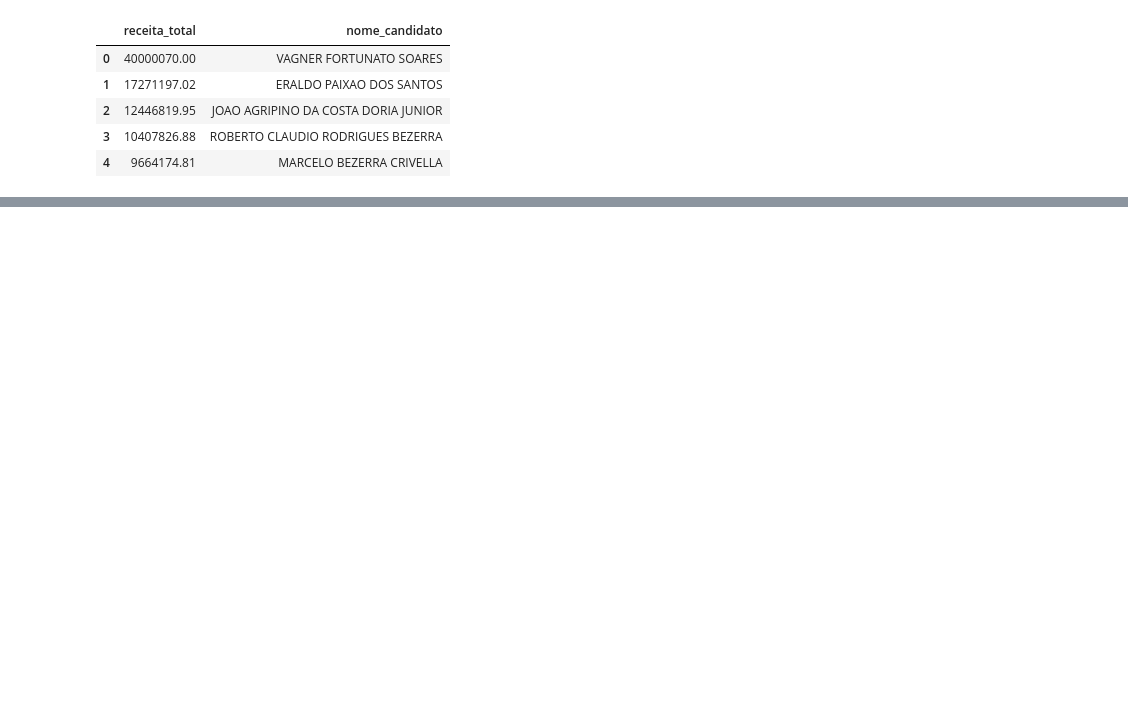
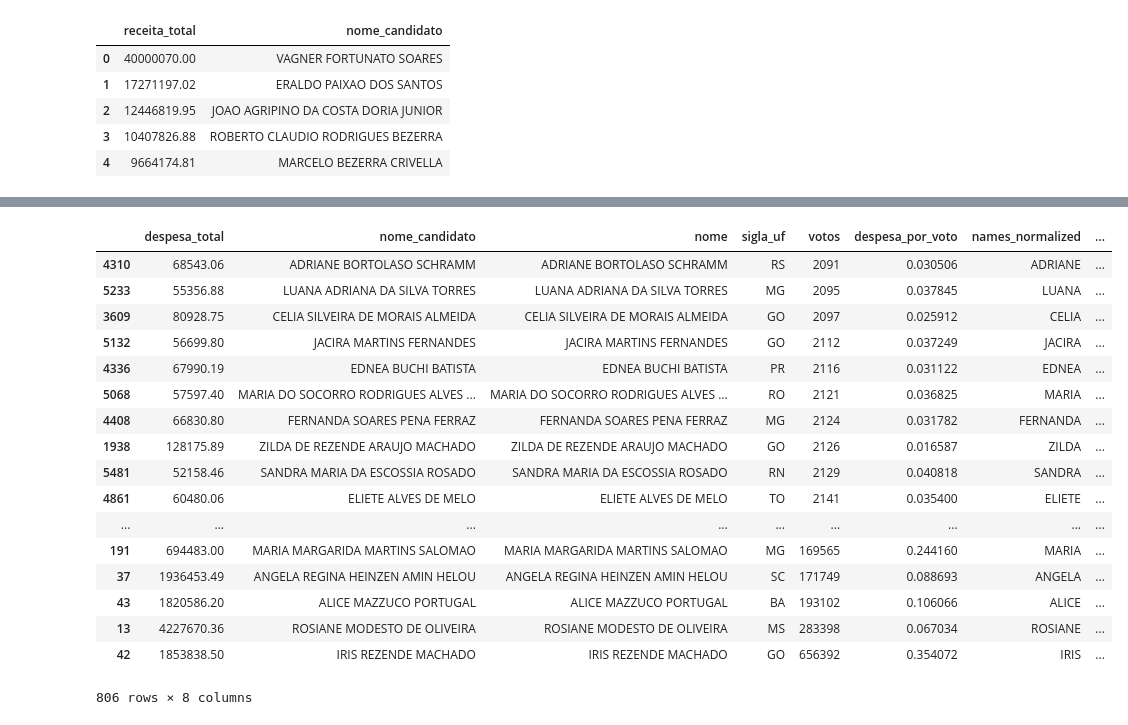
Before and after one commit to turicas/eleicoes-brasil, a Jupyter notebook: analyses/analises_receita_despesa.ipynb, the cells around one changed output, grey strips where cells are left out. Saved outputs shown, nothing was run; the diff lists cells and outputs as text; code cells hidden in the pictures; blank space fills up the shorter version.

Commit message:
Adiciona despesa e receita por voto

```diff
--- a/analyses/analises_receita_despesa.ipynb
+++ b/analyses/analises_receita_despesa.ipynb
@@ -33,0 +154,7 @@ dados.head()
+# %%
+@np.vectorize
+def classify_db(name):
+    if name not in names.first_name.values:
+        return 0
+    class_ = names.loc[names.first_name == name].classification.values[0]
+    return 'Masculino' if class_ else 'Feminino'
@@ -33,0 +163,9 @@ dados.head()
+# %%
+def remove_accent(name):
+    return unicodedata.normalize('NFKD', name).encode('ascii', 'ignore').decode().upper()
+# %%
+votos_receita['names_normalized'] = votos_receita.nome_candidato.map(lambda x: remove_accent(x.split(' ')[0]))
+votos_despesa['names_normalized'] = votos_despesa.nome_candidato.map(lambda x: remove_accent(x.split(' ')[0]))
+
+votos_receita['gender_classification'] = classify_db(votos_receita.names_normalized)
+votos_despesa['gender_classification'] = classify_db(votos_despesa.names_normalized)
@@ -33,0 +174,6 @@ dados.head()
+# %%
+votos_despesa.loc[votos_despesa.gender_classification == '0', 'gender_classification'] = classify(
+    votos_despesa.loc[votos_despesa.gender_classification == '0']['names_normalized'], vectorizer)
+
+votos_receita.loc[votos_receita.gender_classification == '0', 'gender_classification'] = classify(
+    votos_receita.loc[votos_receita.gender_classification == '0']['names_normalized'], vectorizer)
@@ -33,0 +192,21 @@ dados.head()
+# %%
+votos_despesa.loc[votos_despesa.gender_classification == 'Feminino'].sort_values(['votos', 'despesa_por_voto'])
+# %% [output]
+|  | despesa_total | nome_candidato | nome | sigla_uf | votos | despesa_por_voto | names_normalized | ... |
+| 4310 | 68543.06 | ADRIANE BORTOLASO SCHRAMM | ADRIANE BORTOLASO SCHRAMM | RS | 2091 | 0.030506 | ADRIANE | ... |
+| 5233 | 55356.88 | LUANA ADRIANA DA SILVA TORRES | LUANA ADRIANA DA SILVA TORRES | MG | 2095 | 0.037845 | LUANA | ... |
+| 3609 | 80928.75 | CELIA SILVEIRA DE MORAIS ALMEIDA | CELIA SILVEIRA DE MORAIS ALMEIDA | GO | 2097 | 0.025912 | CELIA | ... |
+| 5132 | 56699.80 | JACIRA MARTINS FERNANDES | JACIRA MARTINS FERNANDES | GO | 2112 | 0.037249 | JACIRA | ... |
+| 4336 | 67990.19 | EDNEA BUCHI BATISTA | EDNEA BUCHI BATISTA | PR | 2116 | 0.031122 | EDNEA | ... |
+| 5068 | 57597.40 | MARIA DO SOCORRO RODRIGUES ALVES ... | MARIA DO SOCORRO RODRIGUES ALVES ... | RO | 2121 | 0.036825 | MARIA | ... |
+| 4408 | 66830.80 | FERNANDA SOARES PENA FERRAZ | FERNANDA SOARES PENA FERRAZ | MG | 2124 | 0.031782 | FERNANDA | ... |
+| 1938 | 128175.89 | ZILDA DE REZENDE ARAUJO MACHADO | ZILDA DE REZENDE ARAUJO MACHADO | GO | 2126 | 0.016587 | ZILDA | ... |
+| 5481 | 52158.46 | SANDRA MARIA DA ESCOSSIA ROSADO | SANDRA MARIA DA ESCOSSIA ROSADO | RN | 2129 | 0.040818 | SANDRA | ... |
+| 4861 | 60480.06 | ELIETE ALVES DE MELO | ELIETE ALVES DE MELO | TO | 2141 | 0.035400 | ELIETE | ... |
+| ... | ... | ... | ... | ... | ... | ... | ... | ... |
+| 191 | 694483.00 | MARIA MARGARIDA MARTINS SALOMAO | MARIA MARGARIDA MARTINS SALOMAO | MG | 169565 | 0.244160 | MARIA | ... |
+| 37 | 1936453.49 | ANGELA REGINA HEINZEN AMIN HELOU | ANGELA REGINA HEINZEN AMIN HELOU | SC | 171749 | 0.088693 | ANGELA | ... |
+| 43 | 1820586.20 | ALICE MAZZUCO PORTUGAL | ALICE MAZZUCO PORTUGAL | BA | 193102 | 0.106066 | ALICE | ... |
+| 13 | 4227670.36 | ROSIANE MODESTO DE OLIVEIRA | ROSIANE MODESTO DE OLIVEIRA | MS | 283398 | 0.067034 | ROSIANE | ... |
+| 42 | 1853838.50 | IRIS REZENDE MACHADO | IRIS REZENDE MACHADO | GO | 656392 | 0.354072 | IRIS | ... |
+806 rows × 8 columns
```
Also changed, not shown: parts of 39 cells of this notebook.
